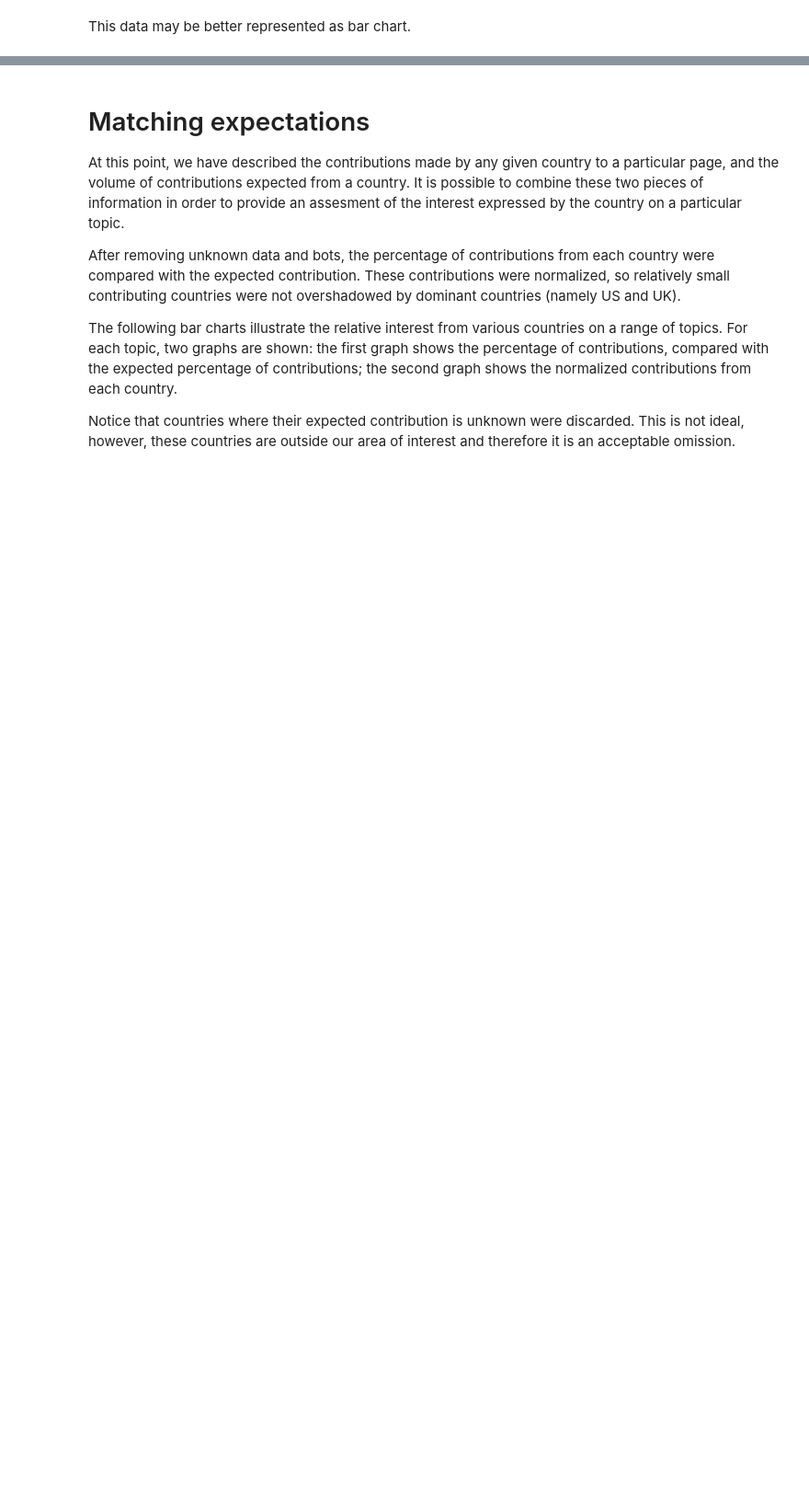
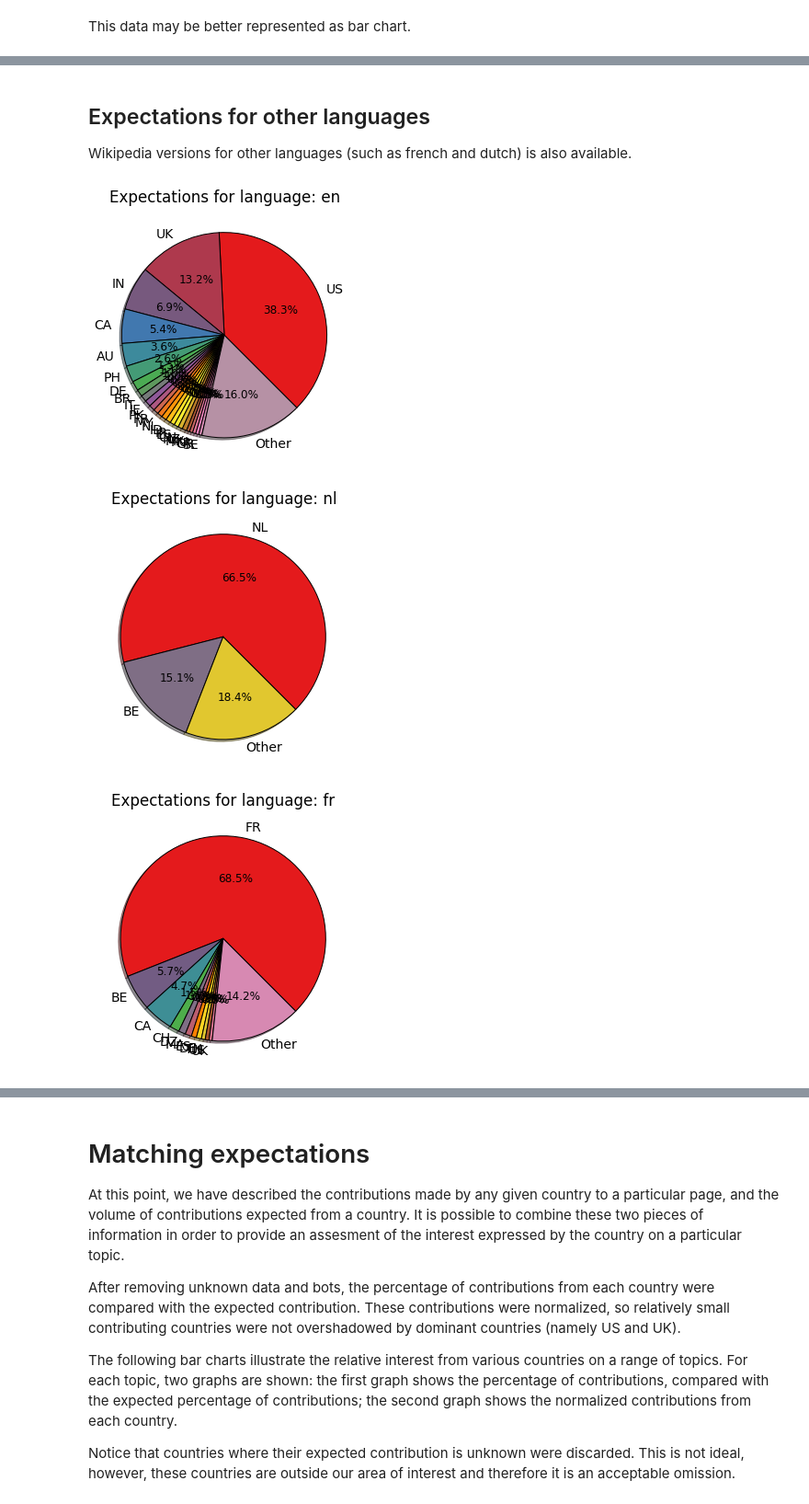
Before and after one commit to c-martinez/BeyondTheBook, a Jupyter notebook: PageContributionByCountry.ipynb, the cells around one changed output, grey strips where cells are left out. Shown at 92% size. Drawn from its saved outputs; the diff is of its cells as text; code cells hidden in the pictures; blank space fills up the shorter version.

```diff
--- a/PageContributionByCountry.ipynb
+++ b/PageContributionByCountry.ipynb
@@ -388,0 +401,29 @@ title('Overall contributions by country');
+# %% [markdown]
+## Expectations for other languages
+Wikipedia versions for other languages (such as french and dutch) is also available.
+# %%
+for lang in [ 'en', 'nl', 'fr', 'es' ]:
+    expEdits = wq.getTotalContributions(lang=lang)
+    ccs =  np.array(expEdits.keys()  )
+    revs = np.array(expEdits.values())
+
+    idx = revs.argsort()
+    idx = idx[::-1]
+    ccs = ccs[idx].tolist()
+    revs = revs[idx].tolist()
+
+    revs.append(1 - sum(revs))
+    ccs.append('Other')
+
+    rcParams['font.size'] = 14.0
+    figure(figsize=(5,5))
+    cs = cm.Set1(np.arange(len(ccs))/len(ccs))
+    pie(revs, labels=ccs, autopct='%1.1f%%', shadow=True, startangle=-45, colors=cs, textprops={'fontsize': 12})
+
+    savePDF = '../ieee escience/figs/ExpectationPie_' + lang + '.pdf'
+    savefig(savePDF,bbox_inches='tight', pad_inches=0)
+    title('Expectations for language: ' + lang)
+# %% [output]
+[figure, added]
+[figure, added]
+[figure, added]
```
Also changed, not shown: parts of 7 cells of this notebook, 8 other files.
